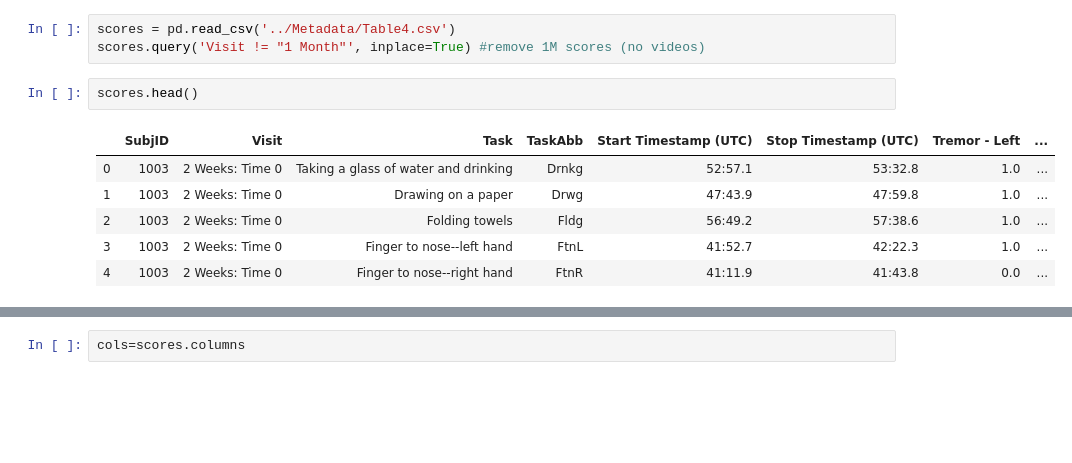
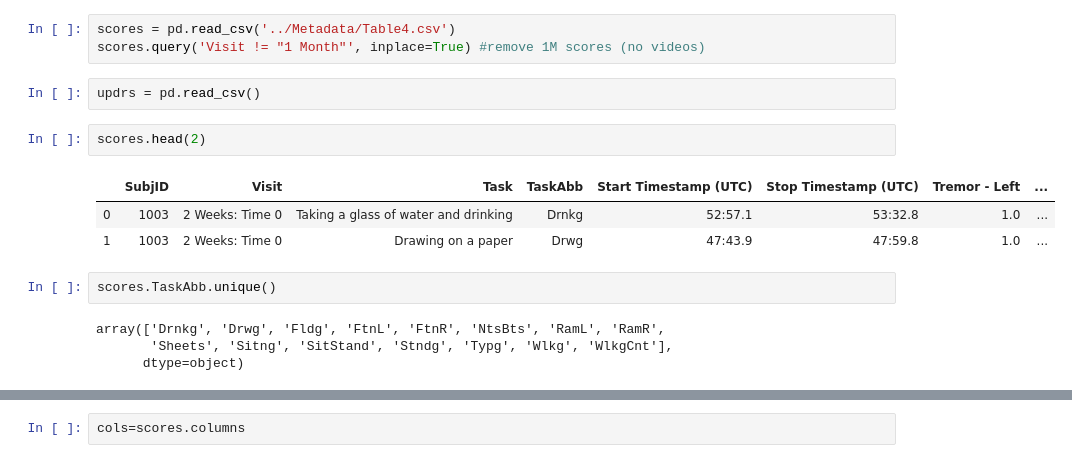
Before and after one commit to Luke3D/PD_PoseEstimation, a Jupyter notebook: Code/ScoresDistr.ipynb, the cells around one changed output, grey strips where cells are left out. Drawn from its saved outputs; the diff is of its cells as text; blank space fills up the shorter version.

```diff
--- a/Code/ScoresDistr.ipynb
+++ b/Code/ScoresDistr.ipynb
@@ -19,12 +19,17 @@ os.listdir('../Metadata/')
 # %%
 scores = pd.read_csv('../Metadata/Table4.csv')
 scores.query('Visit != "1 Month"', inplace=True) #remove 1M scores (no videos)
+# %%
+updrs = pd.read_csv()
 # %%
-scores.head()
+scores.head(2)
 # %% [output]
 |  | SubjID | Visit | Task | TaskAbb | Start Timestamp (UTC) | Stop Timestamp (UTC) | Tremor - Left | ... |
 | 0 | 1003 | 2 Weeks: Time 0 | Taking a glass of water and drinking | Drnkg | 52:57.1 | 53:32.8 | 1.0 | ... |
 | 1 | 1003 | 2 Weeks: Time 0 | Drawing on a paper | Drwg | 47:43.9 | 47:59.8 | 1.0 | ... |
-| 2 | 1003 | 2 Weeks: Time 0 | Folding towels | Fldg | 56:49.2 | 57:38.6 | 1.0 | ... |
-| 3 | 1003 | 2 Weeks: Time 0 | Finger to nose--left hand | FtnL | 41:52.7 | 42:22.3 | 1.0 | ... |
-| 4 | 1003 | 2 Weeks: Time 0 | Finger to nose--right hand | FtnR | 41:11.9 | 41:43.8 | 0.0 | ... |
+# %%
+scores.TaskAbb.unique()
+# %% [output]
+array(['Drnkg', 'Drwg', 'Fldg', 'FtnL', 'FtnR', 'NtsBts', 'RamL', 'RamR',
+       'Sheets', 'Sitng', 'SitStand', 'Stndg', 'Typg', 'Wlkg', 'WlkgCnt'],
+      dtype=object)
```
Also changed, not shown: parts of 11 cells of this notebook, 1 other file.
